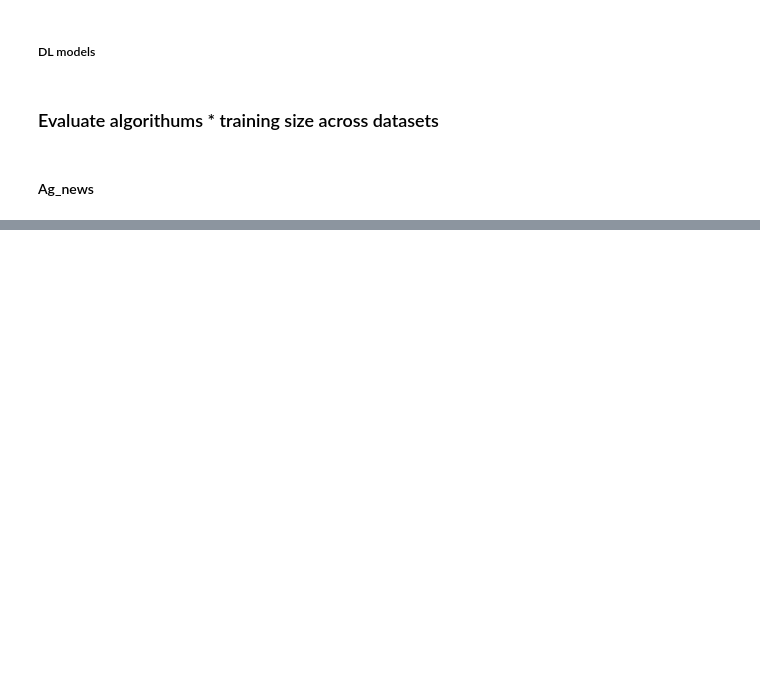
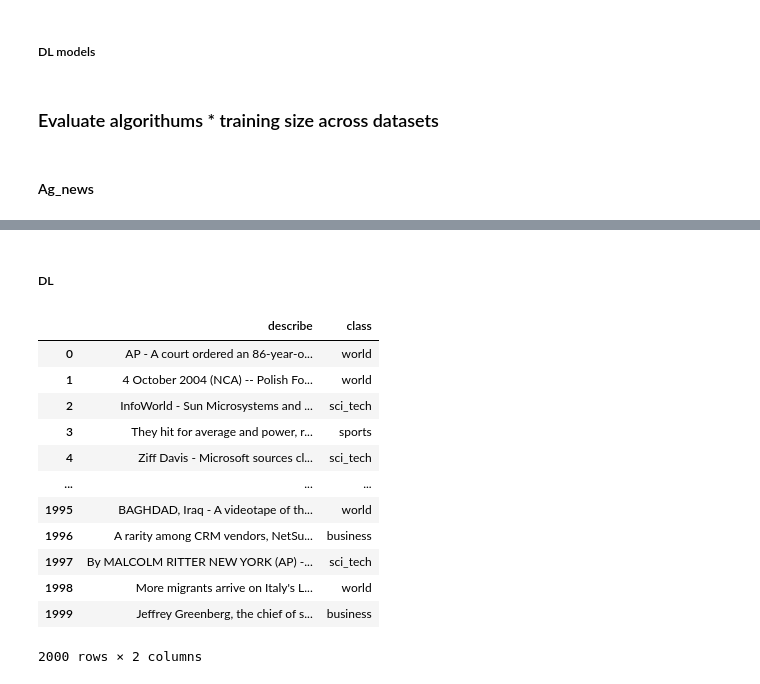
Before and after one commit to DavidykZhao/Frame_experiments, a Jupyter notebook: Frame_experiments.ipynb, the cells around one changed output, grey strips where cells are left out. Drawn from its saved outputs; the diff is of its cells as text; code cells hidden in the pictures; blank space fills up the shorter version.

```diff
--- a/Frame_experiments.ipynb
+++ b/Frame_experiments.ipynb
@@ -1123,0 +1205,30 @@ models = [RandomForestClassifier(n_estimators=200, max_depth=3, random_state=0),
+# %% [markdown]
+
+##### DL
+# %%
+df = AG_NEWS_TRAIN
+
+x_train, x_test, y_train, y_test = train_test_split(df['describ'], df['class'], test_size=2000, random_state=0)
+bert_model = BertForSequenceClassification.from_pretrained(config.bert_model_name, num_labels= 5 )
+# %%
+train = pd.DataFrame({'describe': x_train,
+                      'class': y_train})
+val = pd.DataFrame({'describe': x_test,
+                      'class': y_test})
+train = train.reset_index()[['describe', 'class']]
+val = val.reset_index()[['describe', 'class']]
+val
+# %% [output]
+|  | describe | class |
+| 0 | AP - A court ordered an 86-year-o... | world |
+| 1 | 4 October 2004 (NCA) -- Polish Fo... | world |
+| 2 | InfoWorld - Sun Microsystems and ... | sci_tech |
+| 3 | They hit for average and power, r... | sports |
+| 4 | Ziff Davis - Microsoft sources cl... | sci_tech |
+| ... | ... | ... |
+| 1995 | BAGHDAD, Iraq - A videotape of th... | world |
+| 1996 | A rarity among CRM vendors, NetSu... | business |
+| 1997 | By MALCOLM RITTER NEW YORK (AP) -... | sci_tech |
+| 1998 | More migrants arrive on Italy's L... | world |
+| 1999 | Jeffrey Greenberg, the chief of s... | business |
+2000 rows × 2 columns
```
Also changed, not shown: parts of 52 cells of this notebook.
